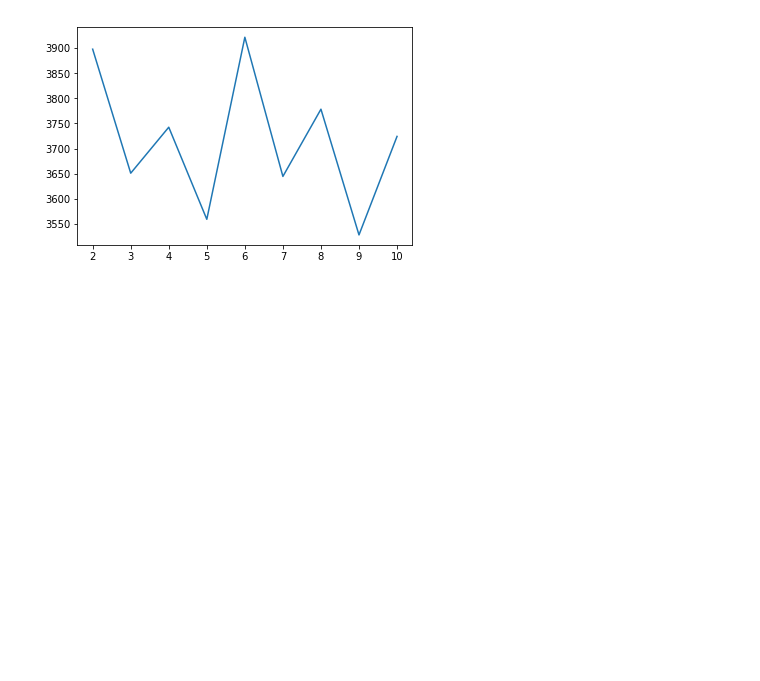
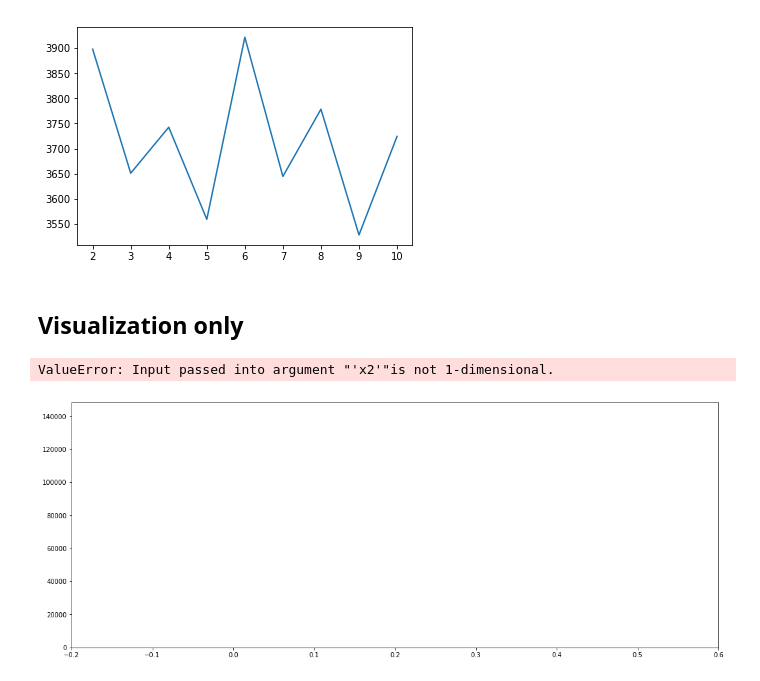
Before and after one commit to Amglex/Mutual-Funds, a Jupyter notebook: notebooks/05 - Mean return per Style.ipynb, the cells around one changed output. Saved outputs shown, nothing was run; the diff lists cells and outputs as text; code cells hidden in the pictures; blank space fills up the shorter version.

```diff
--- a/notebooks/05 - Mean return per Style.ipynb
+++ b/notebooks/05 - Mean return per Style.ipynb
@@ -433,8 +465,21 @@ plt.plot(result_mat['Clusters'],result_mat['Inertia'])
 %%time
 # Compute the silhouette scores for each sample
 sample_silhouette_values = silhouette_samples(X, cluster_labels)
+# %% [markdown]
+## Visualization only
 # %%
-## fig, ax1 = plt.subplots()
+# Inputs
+X = holdings
+n_clusters = 4
+fit_object = kmeans
+
+cluster_labels = fit_object.labels_
+
+sample_silhouette_values = silhouette_samples(X, cluster_labels)
+
+print("Silhouette values calculated")
+
+fig, ax1 = plt.subplots()
 fig.set_size_inches(18, 7)
 
 ax1.set_xlim([-0.2, 0.6])
@@ -453,30 +498,34 @@ for obj_code in obj_codes:
         size_cluster_i = ith_cluster_silhouette_values.shape[0]
         y_upper = y_lower + size_cluster_i
 
         color = cm.nipy_spectral(float(i) / n_clusters)
         ax1.fill_betweenx(np.arange(y_lower, y_upper),
                           0, ith_cluster_silhouette_values,
                           facecolor=color, edgecolor=color, alpha=0.7)
 
         # Label the silhouette plots with their cluster numbers at the middle
         ax1.text(-0.05, y_lower + 0.5 * size_cluster_i, str(i))
 
         # Compute the new y_lower for next plot
         y_lower = y_upper + 10  # 10 for the 0 samples
 
         ax1.set_title("The silhouette plot for the various clusters.")
         ax1.set_xlabel("The silhouette coefficient values")
         ax1.set_ylabel("Cluster label")
 
         # The vertical line for average silhouette score of all the values
         ax1.axvline(x=silhouette_avg, color="red", linestyle="--")
 
         ax1.set_yticks([])  # Clear the yaxis labels / ticks
         ax1.set_xticks([-0.1, 0, 0.2, 0.4, 0.6, 0.8, 1])
 
         plt.suptitle(("Silhouette analysis for KMeans clustering on sample data "
                   "with n_clusters = %d" % n_clusters),
                  fontsize=14, fontweight='bold')
         i =+ 1
+        print("First Done: ",obj_code)
 
 plt.show()
+# %% [output]
+ValueError: Input passed into argument "'x2'"is not 1-dimensional.
+[figure, added]
```
Also changed, not shown: parts of 12 cells of this notebook, 2 other files.
